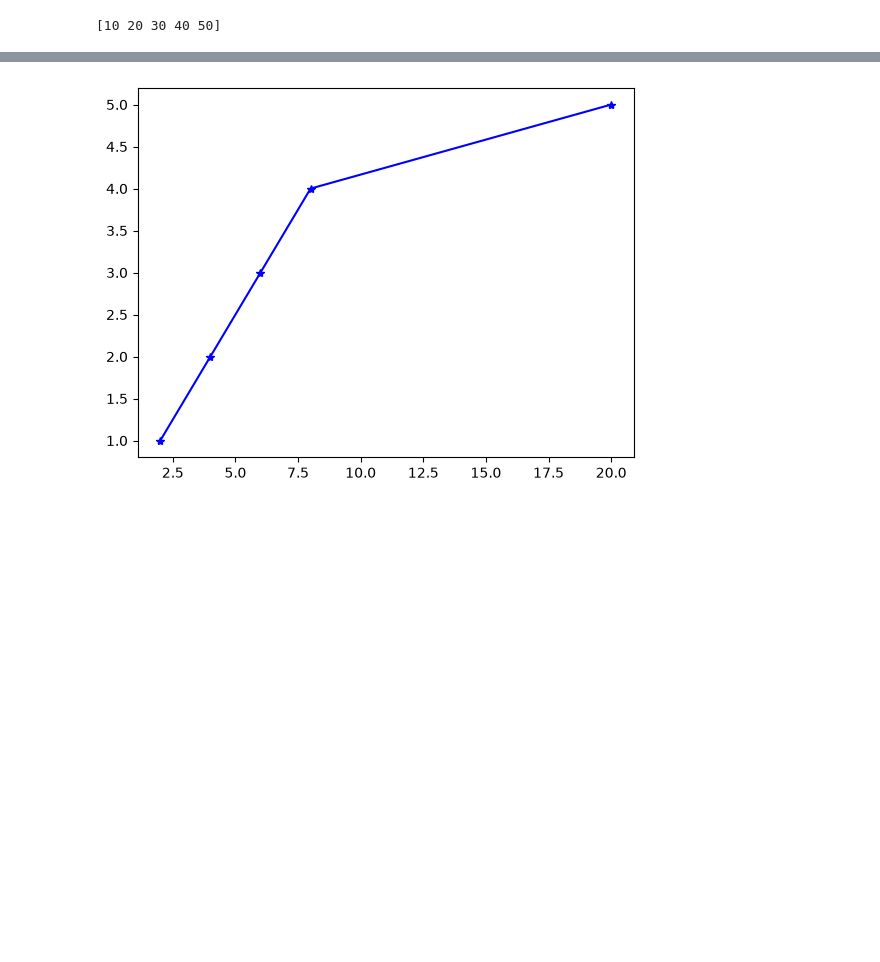
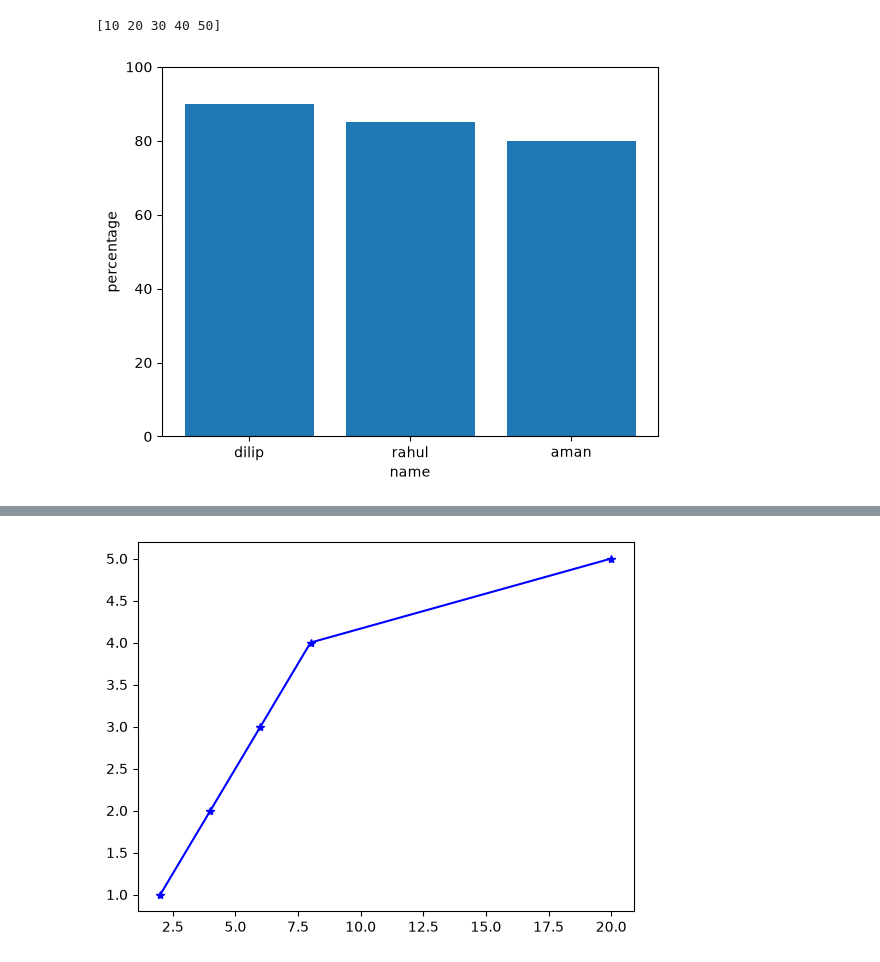
Before and after one commit to dilip23456789012-hub/python, a Jupyter notebook: practice.ipynb, the cells around one changed output, grey strips where cells are left out. Drawn from its saved outputs; the diff is of its cells as text; code cells hidden in the pictures; blank space fills up the shorter version.

```diff
--- a/practice.ipynb
+++ b/practice.ipynb
@@ -6,3 +6,14 @@ a = np.array([10, 20, 30, 40, 50])
 print(a)
 # %% [output]
 [10 20 30 40 50]
+# %%
+import matplotlib.pyplot as plt
+name=["dilip","rahul","aman"]
+percentage=[90,85,80]
+plt.bar(name,percentage)
+plt.xlabel("name")
+plt.ylabel("percentage")
+plt.ylim(0,100)
+plt.show()
+# %% [output]
+[figure, added]
```
Also changed, not shown: parts of 9 cells of this notebook.
